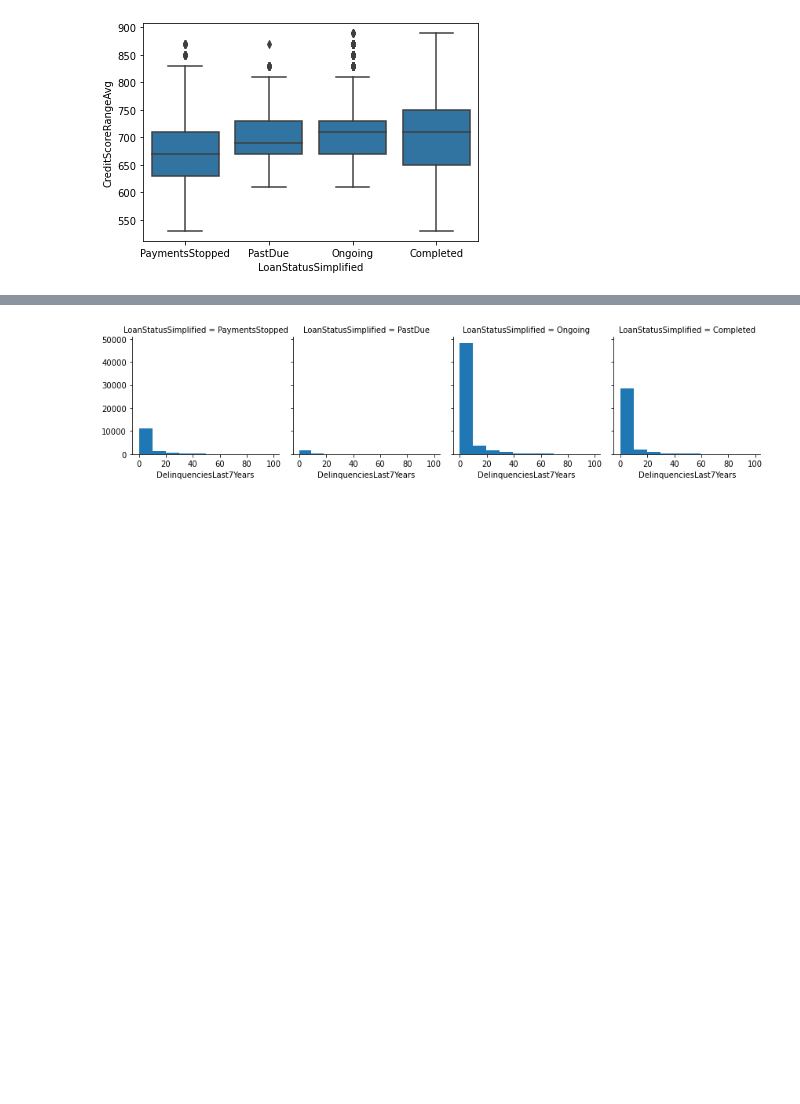
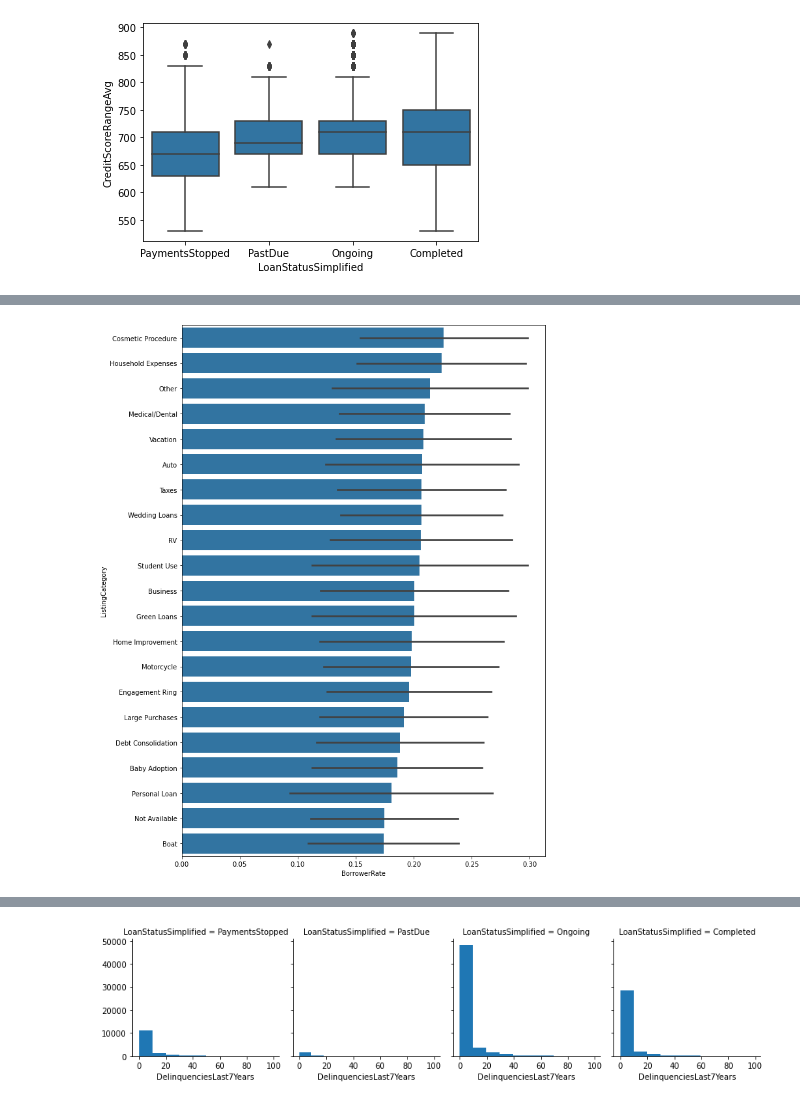
Before and after one commit to Simonmaignan/udacity-data-analysis, a Jupyter notebook: project-communicate-data-findings/data_exploration.ipynb, the cells around one changed output, grey strips where cells are left out. Drawn from its saved outputs; the diff is of its cells as text; code cells hidden in the pictures; blank space fills up the shorter version.

```diff
--- a/project-communicate-data-findings/data_exploration.ipynb
+++ b/project-communicate-data-findings/data_exploration.ipynb
@@ -755,0 +777,3 @@ In this section, I will try to find the main variables that can have an impact o
+# %%
+listing_order = df_loan_data.groupby(by=['ListingCategory']).BorrowerRate.mean().sort_values(ascending=False).index
+listing_order
@@ -755,0 +788,5 @@ In this section, I will try to find the main variables that can have an impact o
+# %%
+plt.figure(figsize=(10, 15))
+sb.barplot(data=df_loan_data, x='BorrowerRate', y='ListingCategory', order=listing_order, color=base_color, ci='sd');
+# %% [output]
+[figure, added]
```
Also changed, not shown: parts of 8 cells of this notebook.
